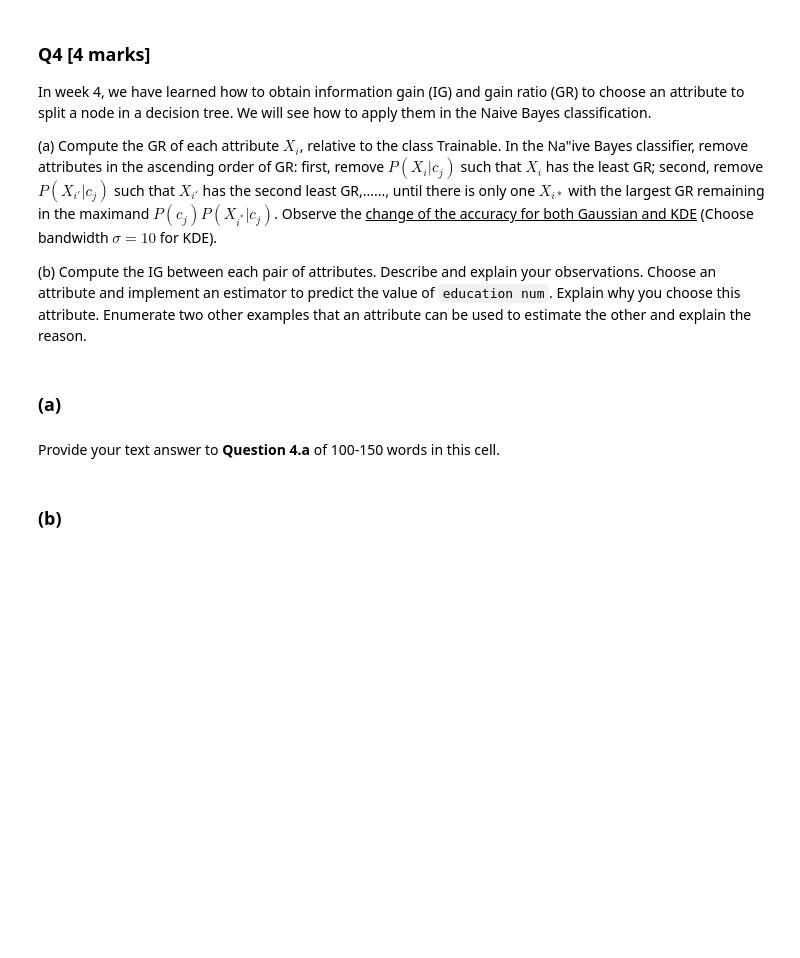
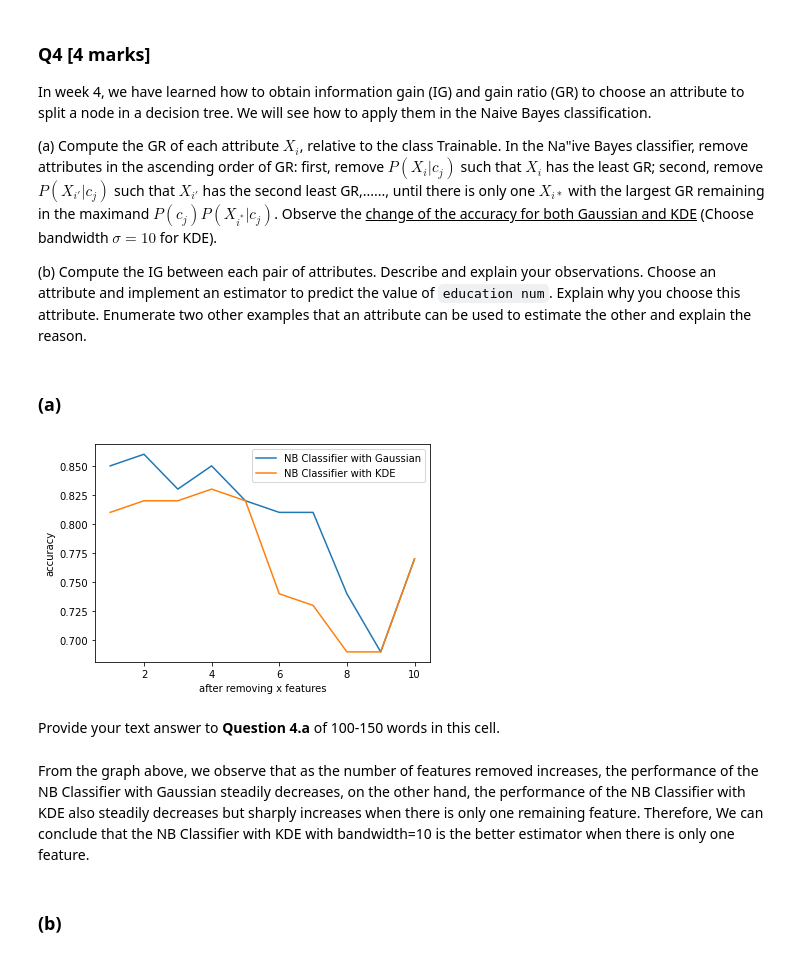
Before and after one commit to Meatssauce/comp30027-machine-learning-assignment-1, a Jupyter notebook: COMP3027ASS1_template.ipynb, the cells around one changed output. Saved outputs shown, nothing was run; the diff lists cells and outputs as text; code cells hidden in the pictures; blank space fills up the shorter version.

```diff
--- a/COMP3027ASS1_template.ipynb
+++ b/COMP3027ASS1_template.ipynb
@@ -524,6 +564,67 @@ In week 4, we have learned how to obtain information gain (IG) and gain ratio (G
+# %%
+def info_gain_gain_ratio(data, feature1, feature2):
+    # entropy before splitting
+    probs_before = data[feature2].value_counts(normalize=True)
+    entropy_before = - np.sum(probs_before * np.log2(probs_before))
+
+    mean_info = split_info = 0
+    for _, data_after in data.groupby(feature1):
+        # entropy after splitting
+        weight = len(data_after) / len(data)
+        probs_after = data_after[feature2].value_counts(normalize=True)
+        entropy_after = - np.sum(probs_after * np.log2(probs_after))
+        mean_info += weight * entropy_after
+        split_info += - weight * np.log2(weight)
+
+    info_gain = entropy_before - mean_info
+    gain_ratio = info_gain / split_info
+    return info_gain, gain_ratio
 # %% [markdown]
 ### (a)
+# %%
+data = pd.read_csv("dataset/adult.csv")
+features = data.columns[:-1]
+
+# sort features by their gain ratio
+features_sorted = []
+for feature in features:
+    ig, gain_ratio = info_gain_gain_ratio(data, feature, 'label')
+    features_sorted.append((gain_ratio, feature))
+features_sorted.sort()
+
+# for gain_ratio, feature in results:
+#     print(f'Gain Ratio({feature}) = {gain_ratio}')
+
+# remove features and evaluate model performance
+results = []
+remain_data = data.copy()
+for _, feature in features_sorted[:-1]:
+    del remain_data[feature]
+
+    train_data, test_data = train_test_split(remain_data, test_size=0.1, shuffle=False)
+    X_train, y_train = train_data.drop(columns=['label']), train_data['label']
+    X_test, y_test = test_data.drop(columns=['label']), test_data['label']
+
+    model1 = NBClassifier(bandwidth=2, use_kde=False)
+    model = train(model1, X_train, y_train)
+    accuracy1, f1, matrix = evaluate(model, X_test, y_test, labels)
+    model2 = NBClassifier(bandwidth=10, use_kde=True)
+    model = train(model2, X_train, y_train)
+    accuracy2, f1, matrix = evaluate(model, X_test, y_test, labels)
+    results.append((accuracy1, accuracy2))
+
+results = np.array(results)
+plt.xlabel("after removing x features")
+plt.ylabel("accuracy")
+plt.plot(range(1,len(features)), results[:, 0], label='NB Classifier with Gaussian')
+plt.plot(range(1,len(features)), results[:, 1], label='NB Classifier with KDE')
+plt.legend()
+plt.show()
+# %% [output]
+[figure, added]
 # %% [markdown]
 Provide your text answer to **Question 4.a** of 100-150 words in this cell.
+# %% [markdown]
+From the graph above, we observe that as the number of features removed increases, the performance of the NB Classifier with Gaussian steadily decreases, on the other hand, the performance of the NB Classifier with KDE also steadily decreases but sharply increases when there is only one remaining feature. Therefore, We can conclude that the NB Classifier with KDE with bandwidth=10 is the better estimator when there is only one feature.
 # %% [markdown]
 ### (b)
```
Also changed, not shown: parts of 8 cells of this notebook.
